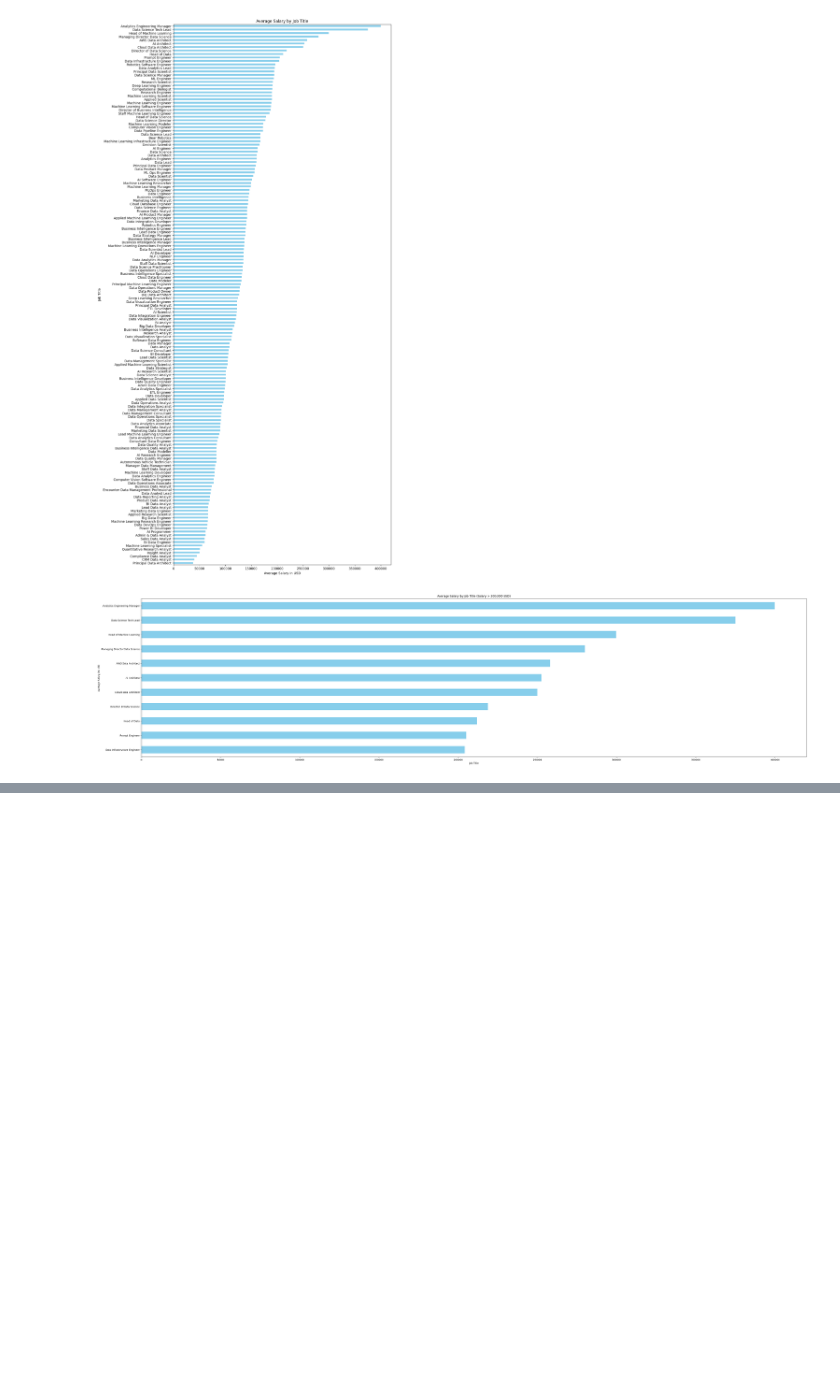
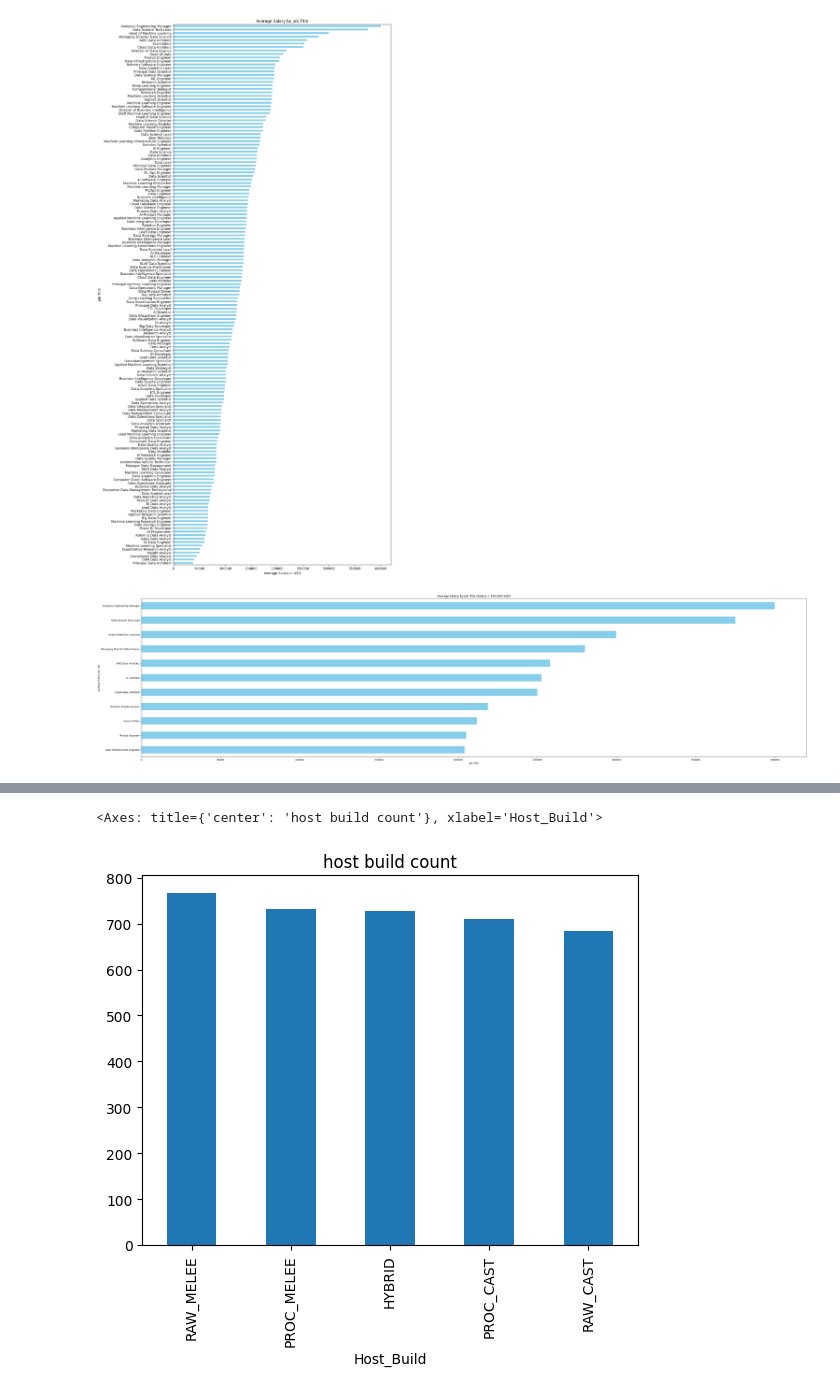
Before and after one commit to Lucvds99/Computer-Vision-Machine-Learning, a Jupyter notebook: MachineLearning/Practicum4/opdarcht2.ipynb, the cells around one changed output, grey strips where cells are left out. Drawn from its saved outputs; the diff is of its cells as text; code cells hidden in the pictures; blank space fills up the shorter version.

```diff
--- a/MachineLearning/Practicum4/opdarcht2.ipynb
+++ b/MachineLearning/Practicum4/opdarcht2.ipynb
@@ -93,0 +243,7 @@ df.head()
+# %%
+host_build_counts = df['Host_Build'].value_counts()
+
+host_build_counts .plot(kind='bar', title="host build count")
+# %% [output]
+<Axes: title={'center': 'host build count'}, xlabel='Host_Build'>
+[figure, added]
```
Also changed, not shown: parts of 22 cells of this notebook, 1 other file.
